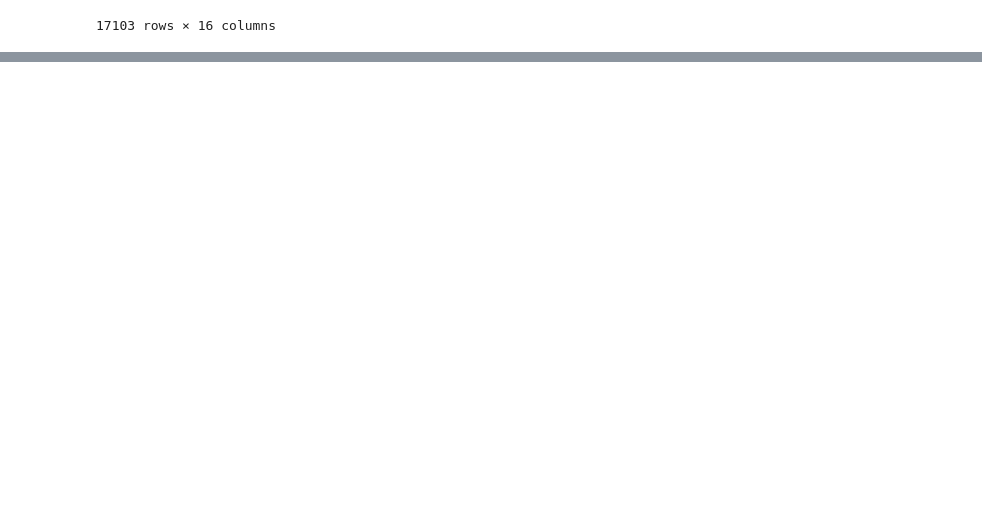
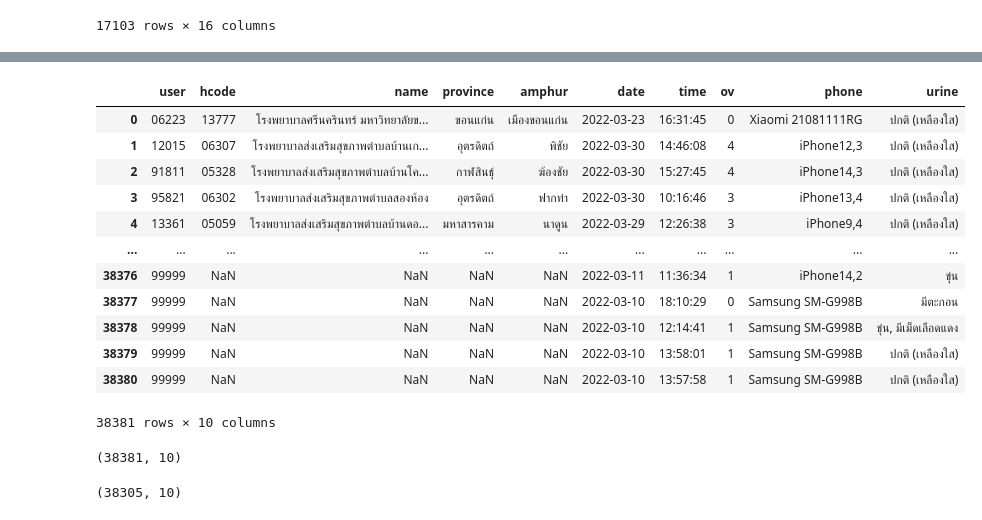
Before and after one commit to siriwat-heart/data_viz_2022, a Jupyter notebook: FinalExam_DataViz.ipynb, the cells around one changed output, grey strips where cells are left out. Drawn from its saved outputs; the diff is of its cells as text; code cells hidden in the pictures; blank space fills up the shorter version.

```diff
--- a/FinalExam_DataViz.ipynb
+++ b/FinalExam_DataViz.ipynb
@@ -430,0 +468,2 @@ data2 ## แสดงข้อมูล
+# %%
+data2['name'] = data2['name'].fillna('ไม่ระบุ')   # แทนค่าว่างใน คอลัมน์ name ด้วยค่า ไม่ระบุ
@@ -430,0 +484,2 @@ data2 ## แสดงข้อมูล
+# %%
+data2[['amphur']] =data2[['amphur']].fillna('ไม่ระบุ')    # แทนค่าว่างใน คอลัมน์ amphur ด้วยค่า ไม่ระบุ
@@ -430,0 +494,2 @@ data2 ## แสดงข้อมูล
+# %%
+data2[['tambon']] = data2[['tambon']].fillna('ไม่ระบุ')   # แทนค่าว่างใน คอลัมน์ tambon ด้วยค่า ไม่ระบุ
@@ -430,0 +524,3 @@ data2 ## แสดงข้อมูล
+# %%
+data_d1d2 = data1.merge(data2,how='left',left_on='site',right_on='hcode')  # เชื่อมตารางระหว่างตาราง data1 กับdata2 ด้วย site และ hcode
+data_d1d2   # แสดงตาราง
@@ -430,0 +541,26 @@ data2 ## แสดงข้อมูล
+# %%
+data_pc=data_d1d2[['user','hcode','name','province','amphur','date','time','ov','phone','urine']]  ##เลือกคอลัมน์ที่ต้องการ
+data_pc  ## แสดงตาราง
+# %% [output]
+|  | user | hcode | name | province | amphur | date | time | ov | phone | urine |
+| 0 | 06223 | 13777 | โรงพยาบาลศรีนครินทร์ มหาวิทยาลัยข... | ขอนแก่น | เมืองขอนแก่น | 2022-03-23 | 16:31:45 | 0 | Xiaomi 21081111RG | ปกติ (เหลืองใส) |
+| 1 | 12015 | 06307 | โรงพยาบาลส่งเสริมสุขภาพตำบลบ้านเก... | อุตรดิตถ์ | พิชัย | 2022-03-30 | 14:46:08 | 4 | iPhone12,3 | ปกติ (เหลืองใส) |
+| 2 | 91811 | 05328 | โรงพยาบาลส่งเสริมสุขภาพตำบลบ้านโค... | กาฬสินธุ์ | ฆ้องชัย | 2022-03-30 | 15:27:45 | 4 | iPhone14,3 | ปกติ (เหลืองใส) |
+| 3 | 95821 | 06302 | โรงพยาบาลส่งเสริมสุขภาพตำบลสองห้อง | อุตรดิตถ์ | ฟากท่า | 2022-03-30 | 10:16:46 | 3 | iPhone13,4 | ปกติ (เหลืองใส) |
+| 4 | 13361 | 05059 | โรงพยาบาลส่งเสริมสุขภาพตำบลบ้านดอ... | มหาสารคาม | นาดูน | 2022-03-29 | 12:26:38 | 3 | iPhone9,4 | ปกติ (เหลืองใส) |
+| ... | ... | ... | ... | ... | ... | ... | ... | ... | ... | ... |
+| 38376 | 99999 | NaN | NaN | NaN | NaN | 2022-03-11 | 11:36:34 | 1 | iPhone14,2 | ขุ่น |
+| 38377 | 99999 | NaN | NaN | NaN | NaN | 2022-03-10 | 18:10:29 | 0 | Samsung SM-G998B | มีตะกอน |
+| 38378 | 99999 | NaN | NaN | NaN | NaN | 2022-03-10 | 12:14:41 | 1 | Samsung SM-G998B | ขุ่น, มีเม็ดเลือดแดง |
+| 38379 | 99999 | NaN | NaN | NaN | NaN | 2022-03-10 | 13:58:01 | 1 | Samsung SM-G998B | ปกติ (เหลืองใส) |
+| 38380 | 99999 | NaN | NaN | NaN | NaN | 2022-03-10 | 13:57:58 | 1 | Samsung SM-G998B | ปกติ (เหลืองใส) |
+38381 rows × 10 columns
+# %%
+data_pc.shape  ##เช็คขนาดของตาราง
+# %% [output]
+(38381, 10)
+# %%
+data_finalexam = data_pc.dropna() ##กำจัด missing
+data_finalexam.shape ##เช็คขนาดของตาราง
+# %% [output]
+(38305, 10)
```
Also changed, not shown: parts of 40 cells of this notebook.
